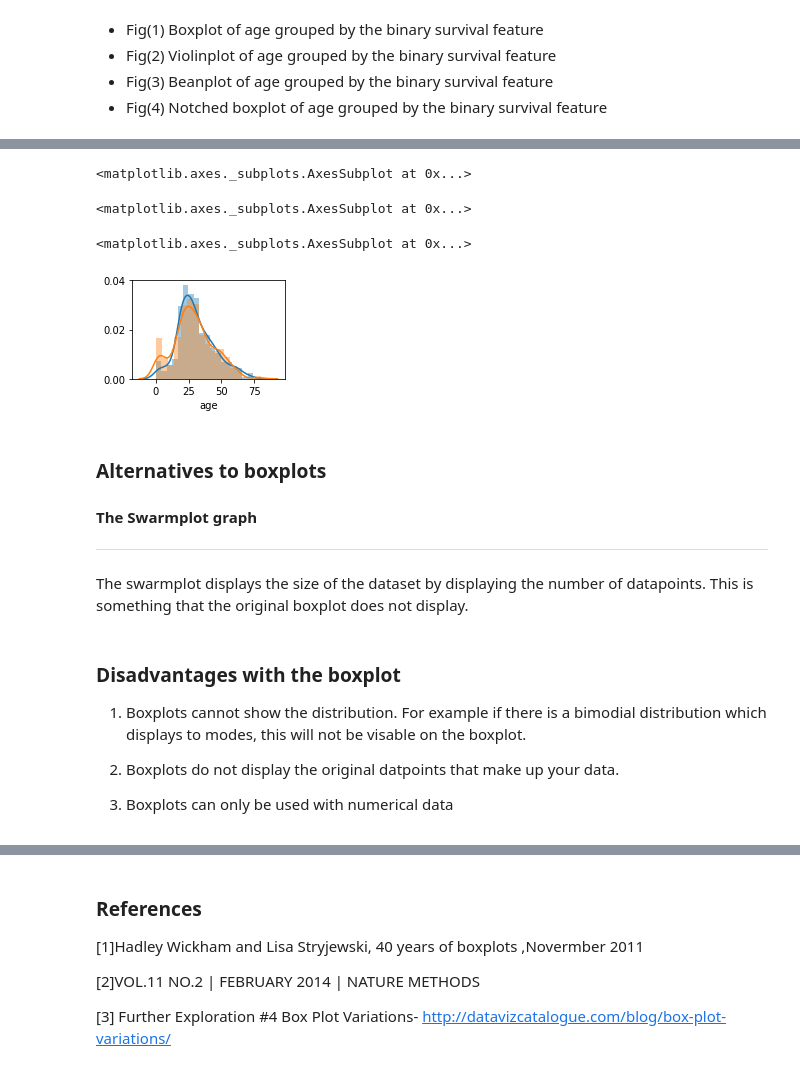
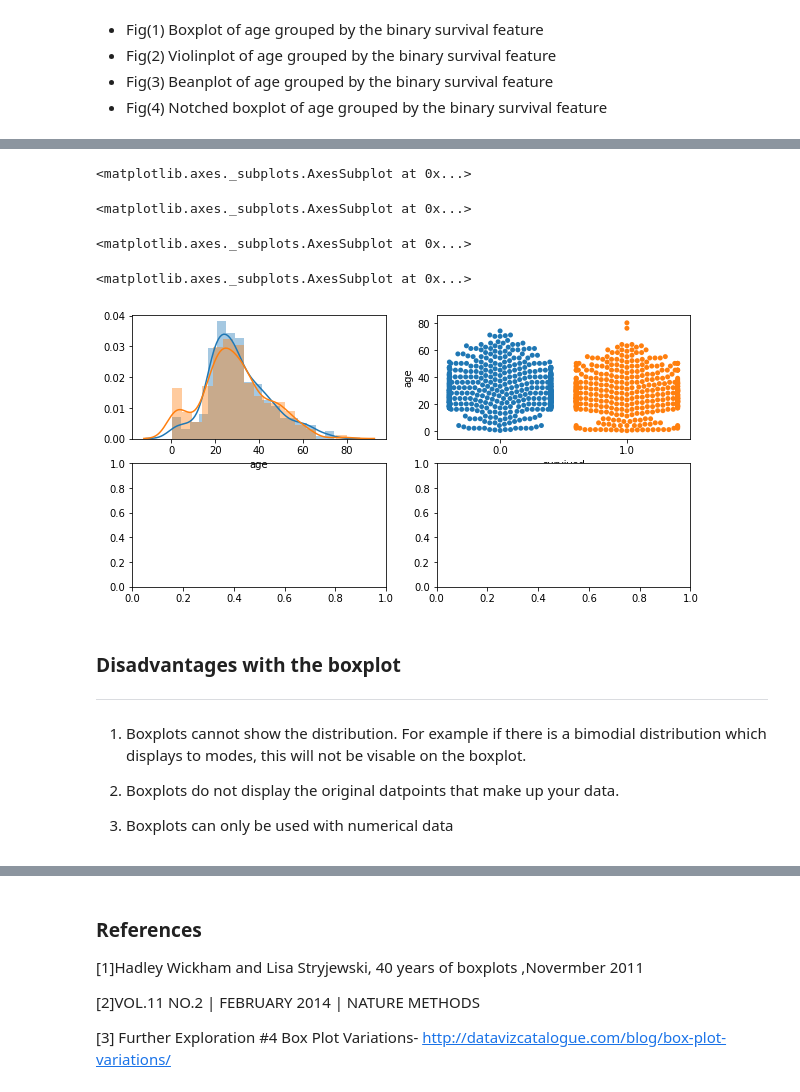
Before and after one commit to roisinanglim/boxplot.py, a Jupyter notebook: boxplot.py.ipynb, the cells around one changed output, grey strips where cells are left out. Cells and saved outputs as stored; diff of their text form; code cells hidden in the pictures.

Commit message:
boxplot disadvantages updated

```diff
--- a/boxplot.py.ipynb
+++ b/boxplot.py.ipynb
@@ -127,20 +132,17 @@ There are many alternatives to the boxplot that can be used to show the distribu
 # %%
-# Plot histogram
+# Create histogram
 target_0 = df.loc[df.survived == 0]
 target_1 = df.loc[df.survived == 1]
-
+fig, ax = plt.subplots(figsize=(10,5), ncols=2, nrows=2)
 plt.subplot(2,2,1)
 sns.distplot(target_0.age)
 sns.distplot(target_1.age)
+
+#Create scatterplot
+sns.swarmplot(x="survived", y="age",data=df,ax=ax[0][1])
 # %% [output]
 <matplotlib.axes._subplots.AxesSubplot at 0x...>
 <matplotlib.axes._subplots.AxesSubplot at 0x...>
 <matplotlib.axes._subplots.AxesSubplot at 0x...>
+<matplotlib.axes._subplots.AxesSubplot at 0x...>
-[figure, old version]
+[figure, new version]
-# %% [markdown]
-### Alternatives to boxplots
-
-#### The Swarmplot graph
--------------------------
-
-The swarmplot displays the size of the dataset by displaying the number of datapoints. This is something that the original boxplot does not display.
@@ -149,5 +149,6 @@ sns.swarmplot(x="survived", y="age",data=df)
 # %% [markdown]
 ### Disadvantages with the boxplot
+-------------------------------------------------------------
 
 1) Boxplots cannot show the distribution. For example if there is a bimodial distribution which displays to modes, this will not be visable on the boxplot.
 
```
Also changed, not shown: parts of 3 cells of this notebook.
